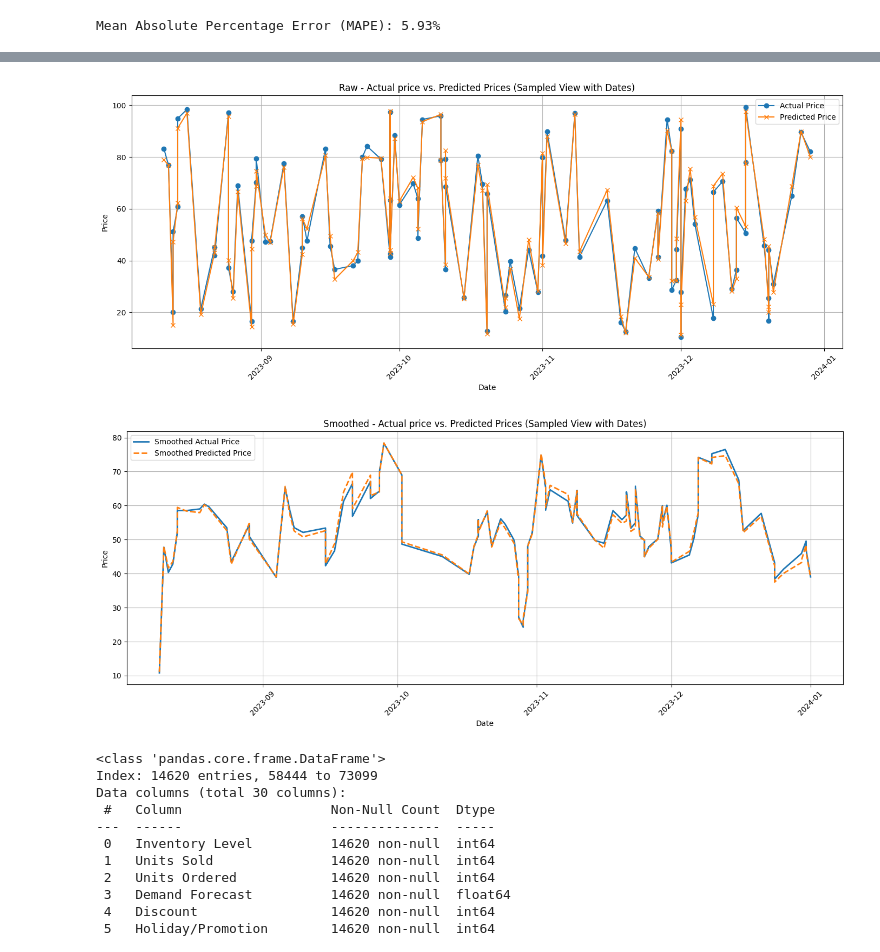
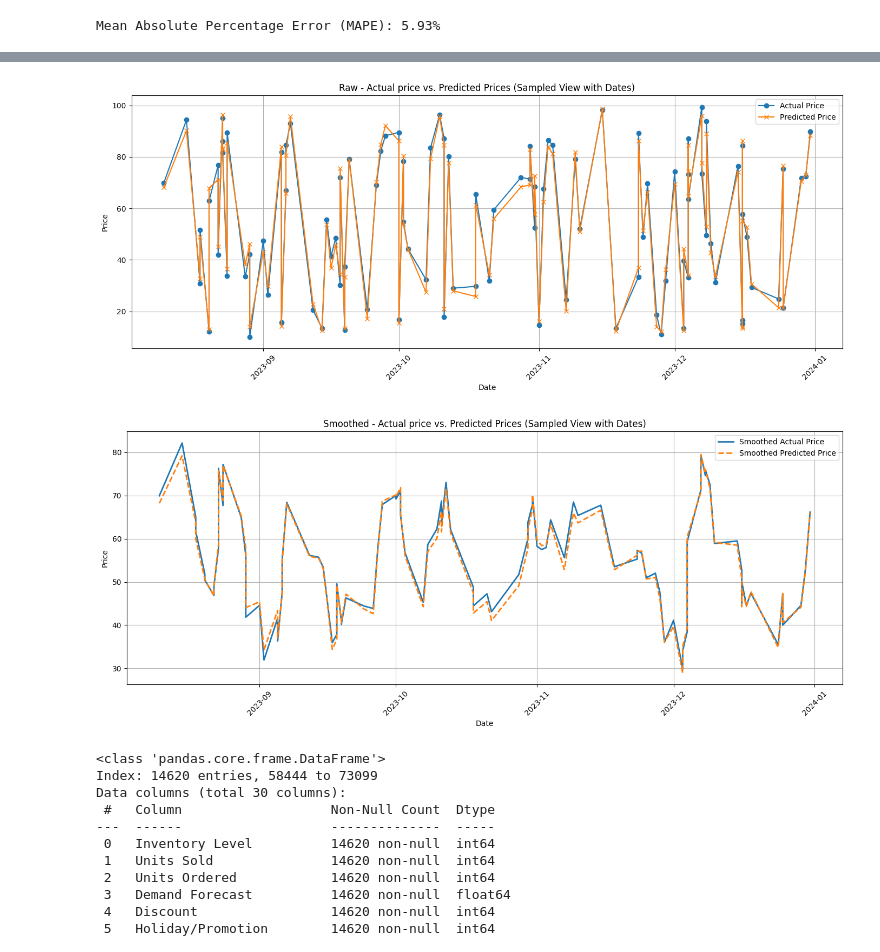
Before and after one commit to andrejpanev8/vnp-project, a Jupyter notebook: DynamicPrices.ipynb, the cells around one changed output, grey strips where cells are left out. Drawn from its saved outputs; the diff is of its cells as text; code cells hidden in the pictures.

```diff
--- a/DynamicPrices.ipynb
+++ b/DynamicPrices.ipynb
@@ -369,3 +369,11 @@ mape = np.mean(np.abs((y_test - y_pred) / y_test)) * 100
 print(f"Mean Absolute Percentage Error (MAPE): {mape:.2f}%")
 # %% [output]
 Mean Absolute Percentage Error (MAPE): 5.93%
+# %%
+sample_size = 100
+sample_indices = np.random.choice(len(y_test), size=sample_size, replace=False)
+sample_indices.sort()
+sample_dates = df['Date'].iloc[split_index:].iloc[sample_indices]
+
+y_test_sample = y_test.iloc[sample_indices]
+y_pred_sample = y_pred[sample_indices]
@@ -372,28 +394,22 @@ Mean Absolute Percentage Error (MAPE): 5.93%
 # %%
-sample_indices = np.random.choice(len(y_test), size=100, replace=False)
-sample_indices.sort()
-
-dates_test = df['Date'][split_index:]
-sample_dates = dates_test.iloc[sample_indices]
-
 plt.figure(figsize=(14, 6))
-plt.plot(sample_dates, y_test.iloc[sample_indices].values, label='Actual Price', marker='o')
-plt.plot(sample_dates, y_pred[sample_indices], label='Predicted Price', marker='x')
+plt.plot(sample_dates, y_test_sample.values, label='Actual Price', marker='o')
+plt.plot(sample_dates, y_pred_sample, label='Predicted Price', marker='x')
 plt.xlabel('Date')
 plt.ylabel('Price')
 plt.title('Raw - Actual price vs. Predicted Prices (Sampled View with Dates)')
 plt.xticks(rotation=45)
 plt.legend()
 plt.tight_layout()
 plt.grid(True)
 plt.show()
 # %% [output]
-[figure, old version]
+[figure, new version]
 # %%
 window = 5
 
-actual_prices = y_test.iloc[sample_indices].values
-predicted_prices = y_pred[sample_indices]
+actual_prices = y_test_sample.values
+predicted_prices = y_pred_sample
 
 smoothed_actual_prices = pd.Series(actual_prices).rolling(window=window, min_periods=1).mean()
 smoothed_predicted_prices = pd.Series(predicted_prices).rolling(window=window, min_periods=1).mean()
@@ -411,7 +427,7 @@ plt.tight_layout()
 plt.grid(True)
 plt.show()
 # %% [output]
-[figure, old version]
+[figure, new version]
 # %%
 X_test.info()
 # %% [output]
```
Also changed, not shown: parts of 5 cells of this notebook.
